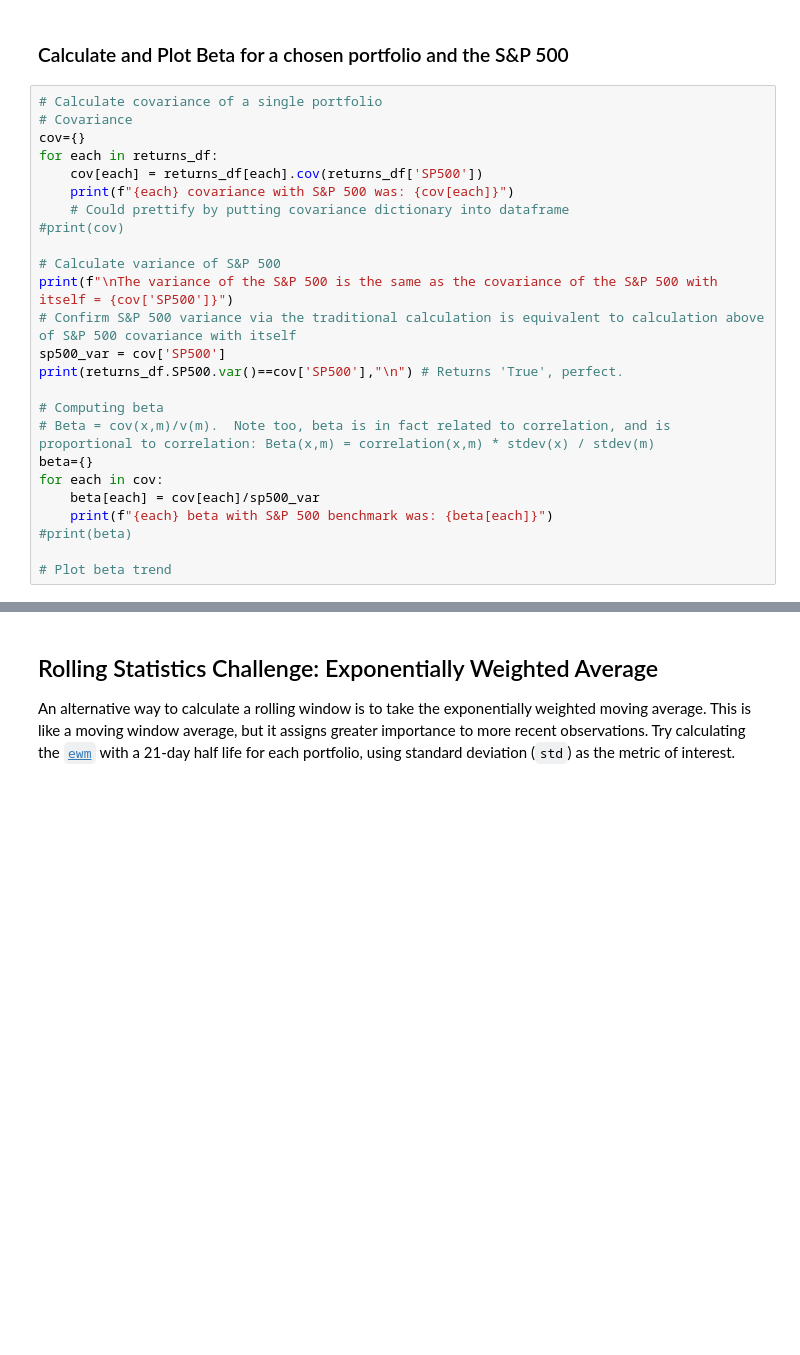
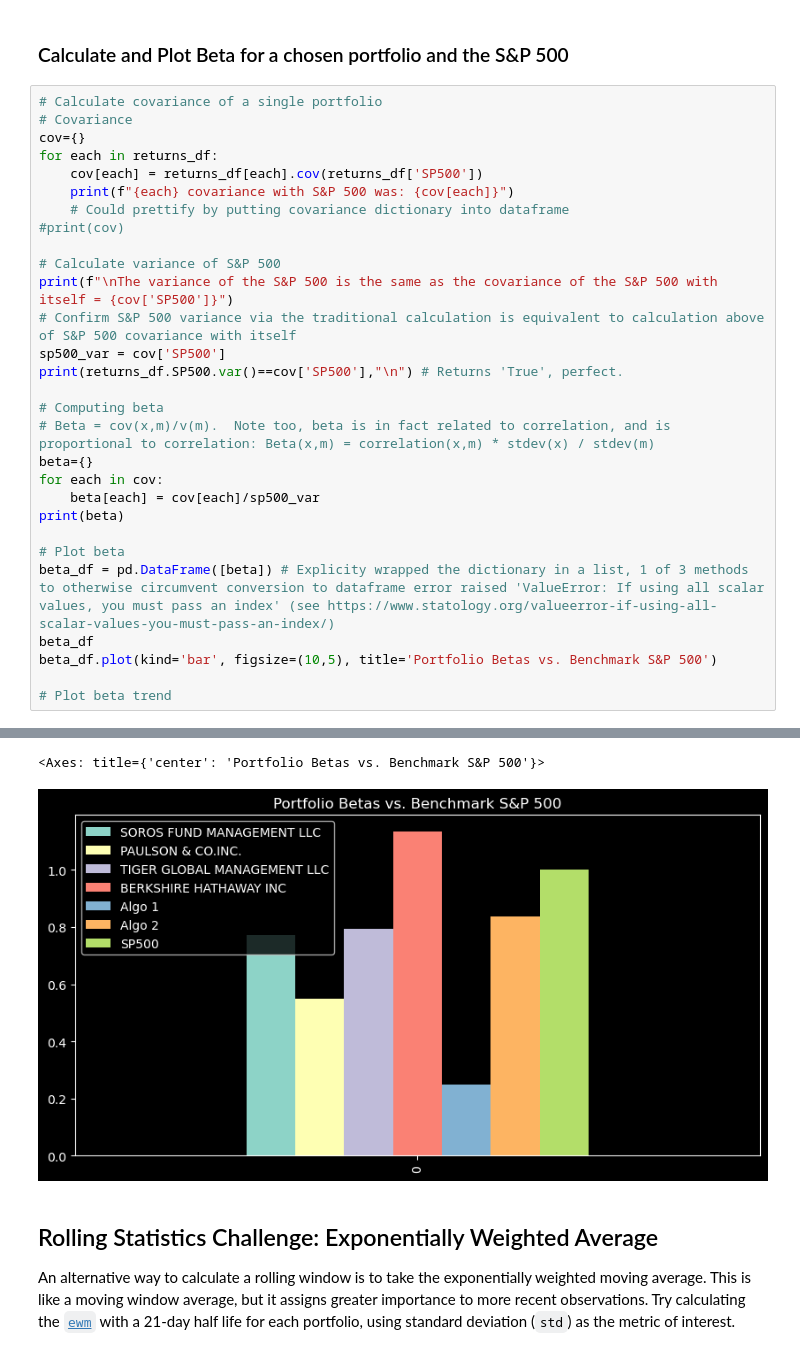
Before and after one commit to boz-tcm/pandas-challenge, a Jupyter notebook: whale_analysis.ipynb, the cells around one changed output, grey strips where cells are left out. Saved outputs shown, nothing was run; the diff lists cells and outputs as text; blank space fills up the shorter version.

```diff
--- a/whale_analysis.ipynb
+++ b/whale_analysis.ipynb
@@ -537,8 +537,12 @@ print(returns_df.SP500.var()==cov['SP500'],"\n") # Returns 'True', perfect.
 beta={}
 for each in cov:
     beta[each] = cov[each]/sp500_var
-    print(f"{each} beta with S&P 500 benchmark was: {beta[each]}")
-#print(beta)
+print(beta)
+
+# Plot beta
+beta_df = pd.DataFrame([beta]) # Explicity wrapped the dictionary in a list, 1 of 3 methods to otherwise circumvent conversion to dataframe error raised 'ValueError: If using all scalar values, you must pass an index' (see https://www.statology.org/valueerror-if-using-all-scalar-values-you-must-pass-an-index/)
+beta_df
+beta_df.plot(kind='bar', figsize=(10,5), title='Portfolio Betas vs. Benchmark S&P 500')
 
 # Plot beta trend
 # %% [output]
@@ -563,3 +561,5 @@ SP500 beta with S&P 500 benchmark was: 1.0
+<Axes: title={'center': 'Portfolio Betas vs. Benchmark S&P 500'}>
+[figure, added]
 # %% [markdown]
 ## Rolling Statistics Challenge: Exponentially Weighted Average
 
```
Also changed, not shown: parts of 1 cell of this notebook.
